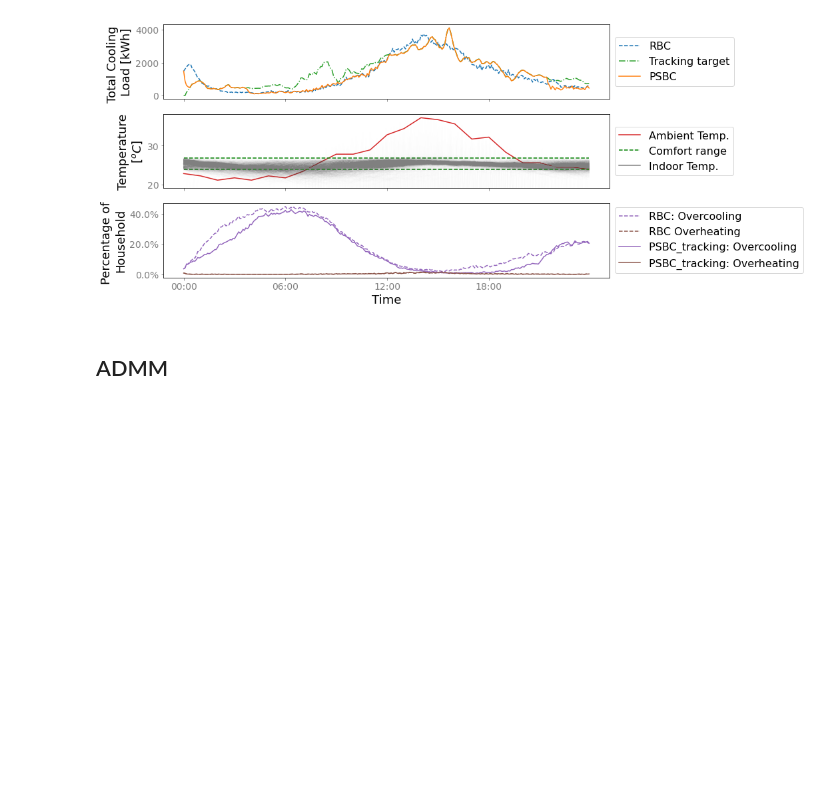
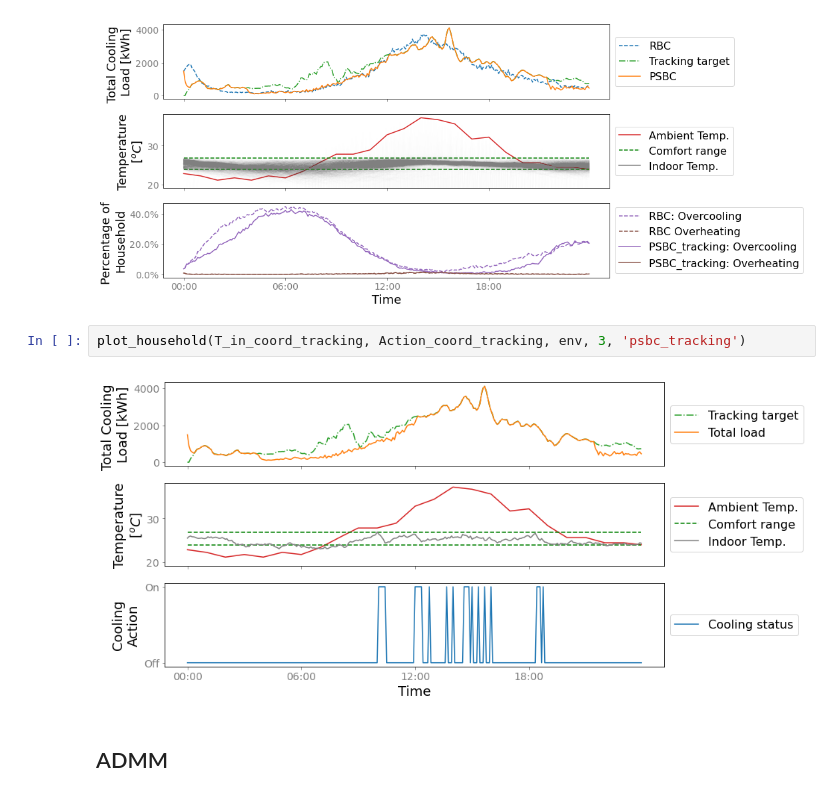
Before and after one commit to LBNL-ETA/AlphaBuilding-ResCommunity, a Jupyter notebook: bin/Section3.3&3.4 PSBC&ADMM.ipynb, the cells around one changed output. Saved outputs shown, nothing was run; the diff lists cells and outputs as text; blank space fills up the shorter version.

```diff
--- a/bin/Section3.3&3.4 PSBC&ADMM.ipynb
+++ b/bin/Section3.3&3.4 PSBC&ADMM.ipynb
@@ -439,6 +502,10 @@ axes[2].xaxis.set_major_formatter(myFmt)
 plt.savefig(generate_fig_name('tracking'))
 # %% [output]
 [figure]
+# %%
+plot_household(T_in_coord_tracking, Action_coord_tracking, env, 3, 'psbc_tracking')
+# %% [output]
+[figure, added]
 # %% [markdown]
 ## ADMM
 # %%
```
Also changed, not shown: parts of 15 cells of this notebook, 5 other files.
